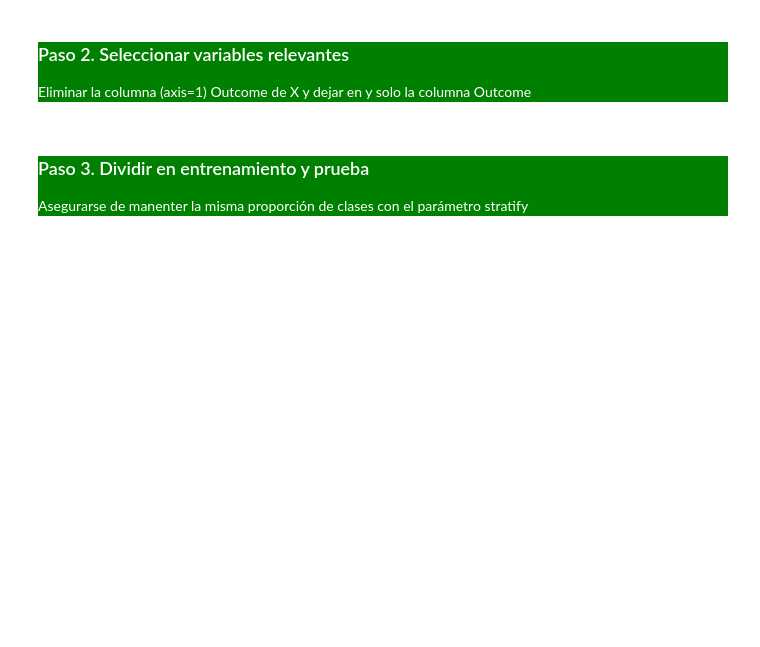
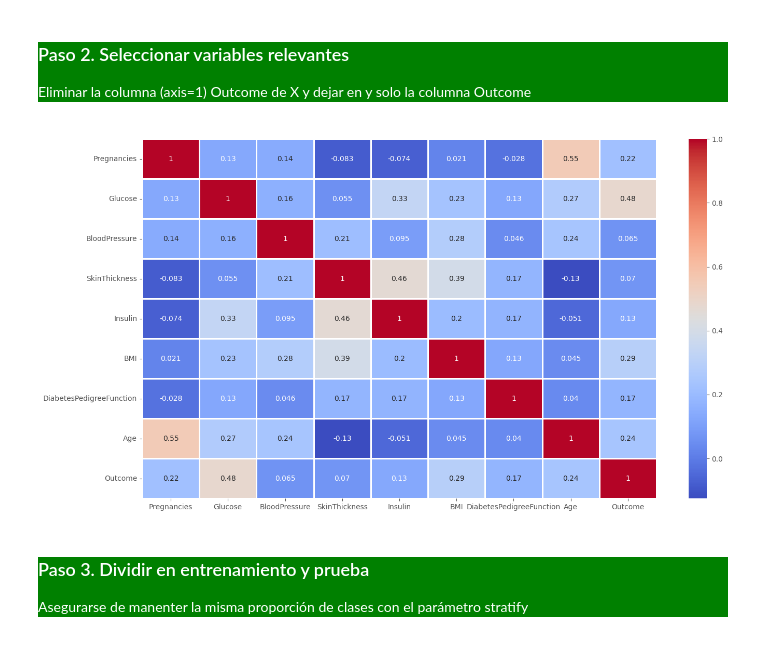
Before and after one commit to Ciclo-Especializacion-IA-y-BigData/actividad-clasificaci-n-knn-HugoBlancoAlonso, a Jupyter notebook: 2.1.Supervised-KNN-Classification.ipynb, the cells around one changed output. Saved outputs shown, nothing was run; the diff lists cells and outputs as text; code cells hidden in the pictures; blank space fills up the shorter version.

```diff
--- a/2.1.Supervised-KNN-Classification.ipynb
+++ b/2.1.Supervised-KNN-Classification.ipynb
@@ -455,8 +489,14 @@ dtype: int64
 
 Eliminar la columna (axis=1) Outcome de X y dejar en y solo la columna Outcome
 # %%
+import seaborn as sns
+
+sns.heatmap(df.corr(numeric_only=True), cmap="coolwarm", linewidths=1, annot=True)
+
 x = df[["Pregnancies","Glucose","BloodPressure","SkinThickness","Insulin","BMI","DiabetesPedigreeFunction","Age"]]
 y = df["Outcome"]
+# %% [output]
+[figure, added]
 # %% [markdown]
 <div style="background-color:green;color:white">
 
```
Also changed, not shown: parts of 15 cells of this notebook.
